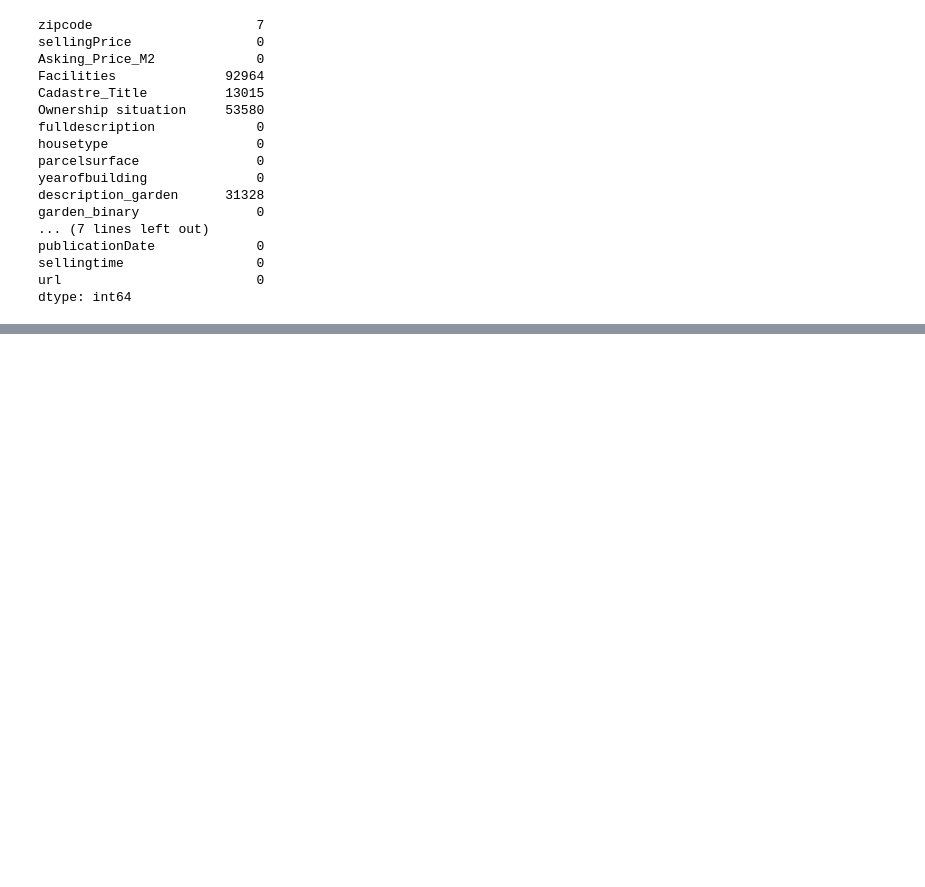
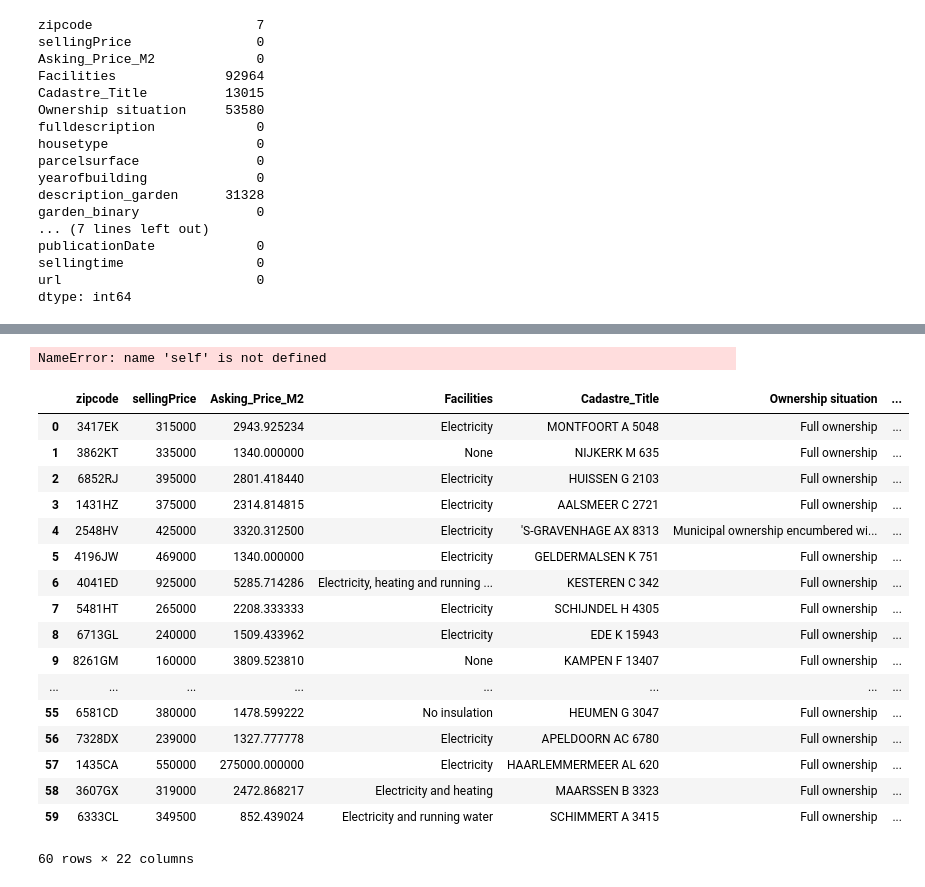
Before and after one commit to Rokra1995/ML-houseprice-pipeline, a Jupyter notebook: notebooks/Felicia.ipynb, the cells around one changed output, grey strips where cells are left out. Saved outputs shown, nothing was run; the diff lists cells and outputs as text; code cells hidden in the pictures; blank space fills up the shorter version.

Commit message:
'update_story_12_clean_funda_2020'

```diff
--- a/notebooks/Felicia.ipynb
+++ b/notebooks/Felicia.ipynb
@@ -121,0 +196,2 @@ dtype: int64
+# %%
+df_funda_2020 = pd.read_csv(r'C:\Users\User\Google Drive\Master DDB\AI for Business\product3team2\data\raw\funda_2020_sold_houses.csv')
@@ -121,0 +293,7 @@ dtype: int64
+# %%
+class DataCleaner(self, object):
+    def load_funda_2020(self):
+        df_funda_2020 = pd.read_csv(r'C:\Users\User\Google Drive\Master DDB\AI for Business\product3team2\data\raw\funda_2020_sold_houses.csv')
+        return df_funda_2020
+# %% [output]
+NameError: name 'self' is not defined
@@ -121,0 +349,21 @@ dtype: int64
+# %%
+df_funda_2020.head(60)
+# %% [output]
+|  | zipcode | sellingPrice | Asking_Price_M2 | Facilities | Cadastre_Title | Ownership situation | ... |
+| 0 | 3417EK | 315000 | 2943.925234 | Electricity | MONTFOORT A 5048 | Full ownership | ... |
+| 1 | 3862KT | 335000 | 1340.000000 | None | NIJKERK M 635 | Full ownership | ... |
+| 2 | 6852RJ | 395000 | 2801.418440 | Electricity | HUISSEN G 2103 | Full ownership | ... |
+| 3 | 1431HZ | 375000 | 2314.814815 | Electricity | AALSMEER C 2721 | Full ownership | ... |
+| 4 | 2548HV | 425000 | 3320.312500 | Electricity | 'S-GRAVENHAGE AX 8313 | Municipal ownership encumbered wi... | ... |
+| 5 | 4196JW | 469000 | 1340.000000 | Electricity | GELDERMALSEN K 751 | Full ownership | ... |
+| 6 | 4041ED | 925000 | 5285.714286 | Electricity, heating and running ... | KESTEREN C 342 | Full ownership | ... |
+| 7 | 5481HT | 265000 | 2208.333333 | Electricity | SCHIJNDEL H 4305 | Full ownership | ... |
+| 8 | 6713GL | 240000 | 1509.433962 | Electricity | EDE K 15943 | Full ownership | ... |
+| 9 | 8261GM | 160000 | 3809.523810 | None | KAMPEN F 13407 | Full ownership | ... |
+| ... | ... | ... | ... | ... | ... | ... | ... |
+| 55 | 6581CD | 380000 | 1478.599222 | No insulation | HEUMEN G 3047 | Full ownership | ... |
+| 56 | 7328DX | 239000 | 1327.777778 | Electricity | APELDOORN AC 6780 | Full ownership | ... |
+| 57 | 1435CA | 550000 | 275000.000000 | Electricity | HAARLEMMERMEER AL 620 | Full ownership | ... |
+| 58 | 3607GX | 319000 | 2472.868217 | Electricity and heating | MAARSSEN B 3323 | Full ownership | ... |
+| 59 | 6333CL | 349500 | 852.439024 | Electricity and running water | SCHIMMERT A 3415 | Full ownership | ... |
+60 rows × 22 columns
```
Also changed, not shown: parts of 28 cells of this notebook, 3 other files.
